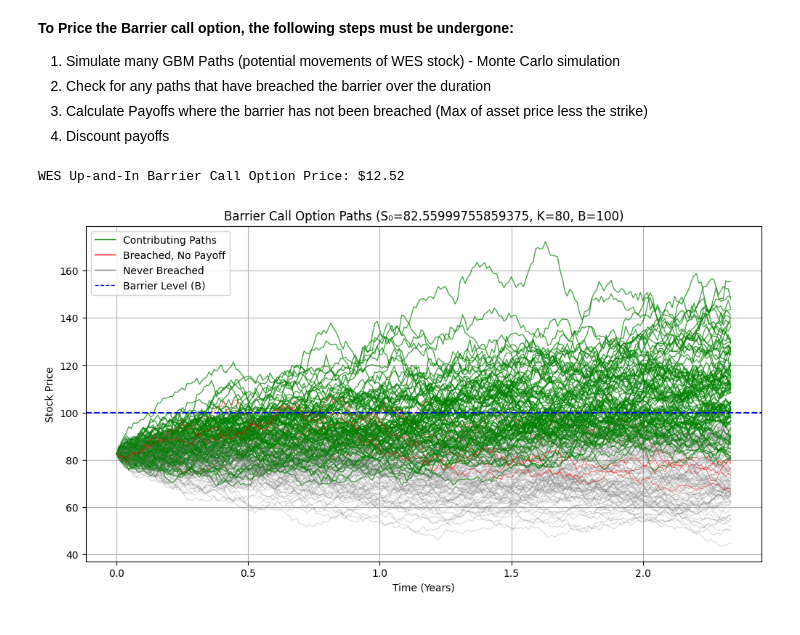
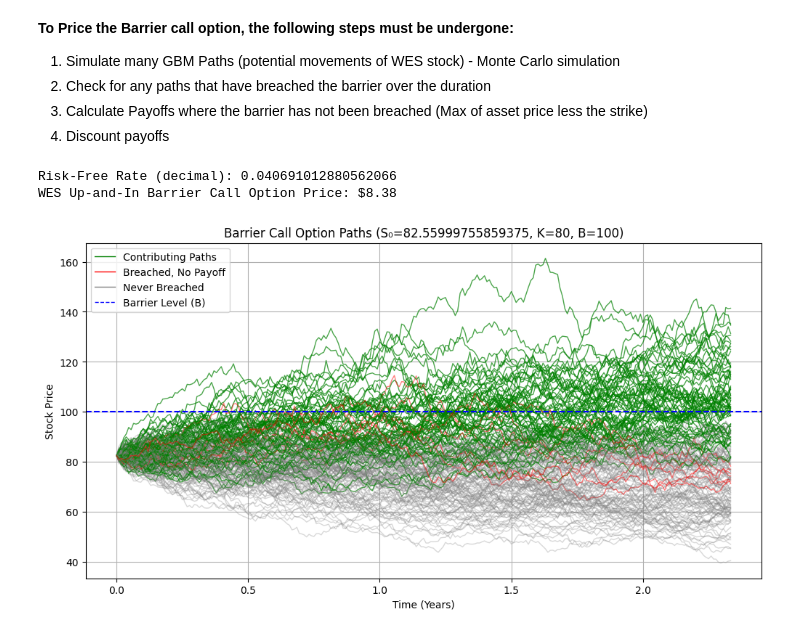
Before and after one commit to lucytighe1/Coding-Report-2, a Jupyter notebook: barrier_option.ipynb, the cells around one changed output. Saved outputs shown, nothing was run; the diff lists cells and outputs as text; code cells hidden in the pictures.

Commit message:
adding in varying risk-free rates for the different maturity options

```diff
--- a/barrier_option.ipynb
+++ b/barrier_option.ipynb
@@ -46,33 +46,46 @@ vol_file = "Rates_Volatilities.xlsx"
 from openpyxl import load_workbook
 
 # Open the workbook and access the value from R12
 wb = load_workbook(filename=vol_file, data_only=True)
 ws = wb["WES"]
 sigma = ws["R12"].value  # This returns the evaluated result (not the formula)
 
 if sigma is None:
     raise ValueError("Volatility (sigma) in cell R12 returned None — please check if Excel formula has been calculated and saved.")
 
 wb.close()
 
+#Calculate Risk-free, the maturity of this option was 2.338 years so the
+#3yr risk-free rate was discounted accordingly to align with the maturity of this option
+wb = load_workbook(filename=vol_file, data_only=True)
+ws = wb["Risk Free"]
+r = (ws["F21"].value)/100  # This returns the evaluated result (not the formula)
+
+if r is None:
+    raise ValueError("Risk-Free in cell F21 returned None — please check if Excel formula has been calculated and saved.")
+
+wb.close()
+print(f"Risk-Free Rate (decimal): {r}")
+
 # Instantiate and price the option
 wes_option = BarrierCall(
     S0=S0,
     K=80,
     T=T,
-    r=0.041,
+    r=(r/100),
     sigma=sigma,
     B=100,
     M=10000,
     N=252,
     random_seed=42
 )
 
 price = wes_option.price()
 print(f"WES Up-and-In Barrier Call Option Price: ${price:.2f}")
 
 # Visualize simulated paths
 wes_option.visualize(max_paths=200)
 # %% [output]
-WES Up-and-In Barrier Call Option Price: $12.52
+Risk-Free Rate (decimal): 0.040691012880562066
+WES Up-and-In Barrier Call Option Price: $8.38
-[figure, old version]
+[figure, new version]
```
Also changed, not shown: 7 other files.
